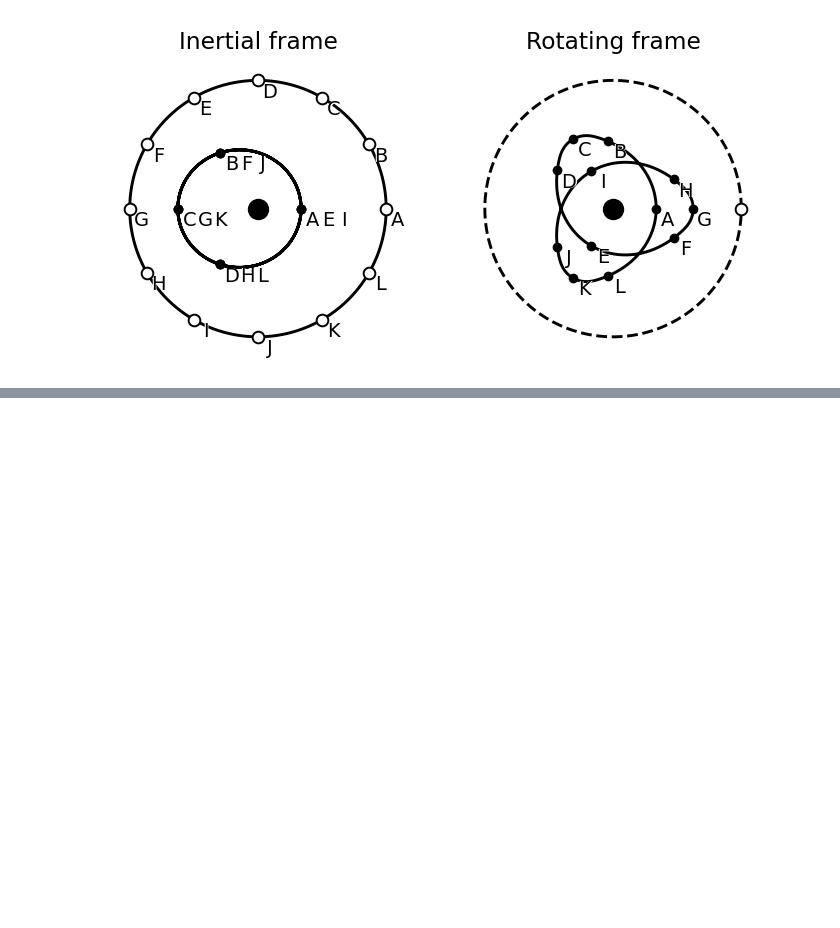
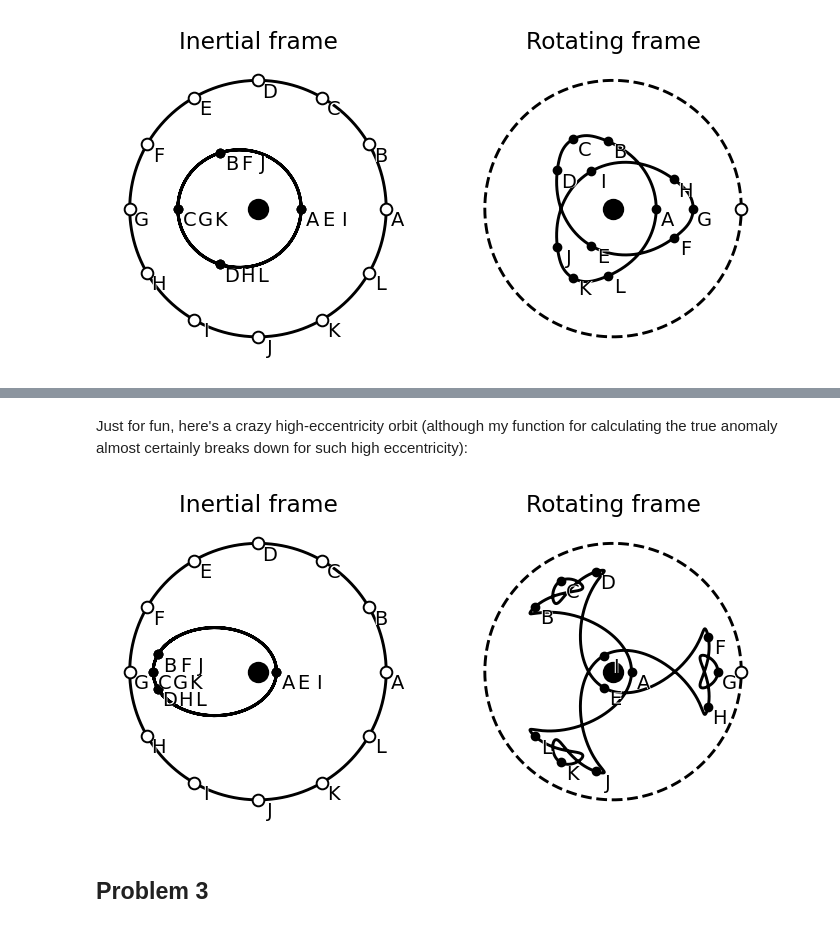
Before and after one commit to lodubay/dynamics, a Jupyter notebook: hw3.ipynb, the cells around one changed output, grey strips where cells are left out. Drawn from its saved outputs; the diff is of its cells as text; code cells hidden in the pictures; blank space fills up the shorter version.

Commit message:
finished problem 1

```diff
--- a/hw3.ipynb
+++ b/hw3.ipynb
@@ -106,0 +240,8 @@ plt.show()
+# %% [markdown]
+Just for fun, here's a crazy high-eccentricity orbit (although my function for calculating the true anomaly almost certainly breaks down for such high eccentricity):
+# %%
+plot_resonances(3, eccentricity=0.7)
+# %% [output]
+[figure, added]
+# %% [markdown]
+## Problem 3
```
Also changed, not shown: parts of 17 cells of this notebook.
